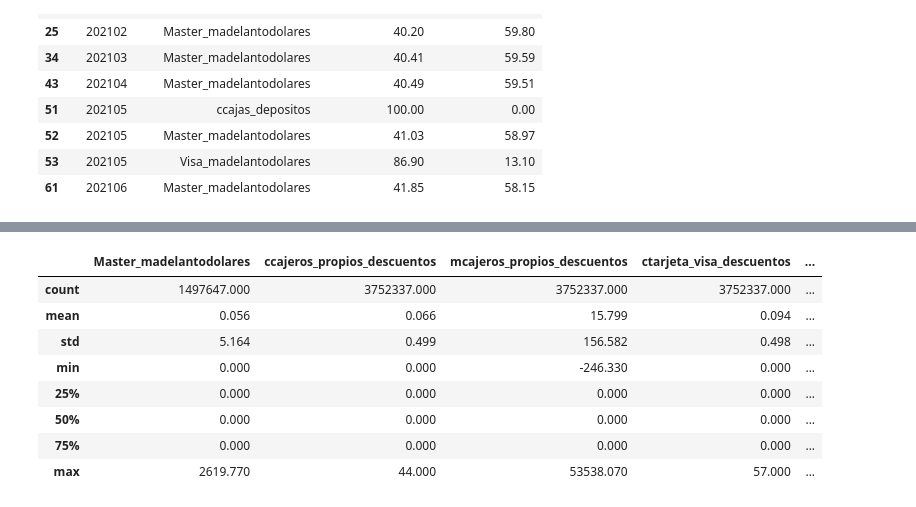
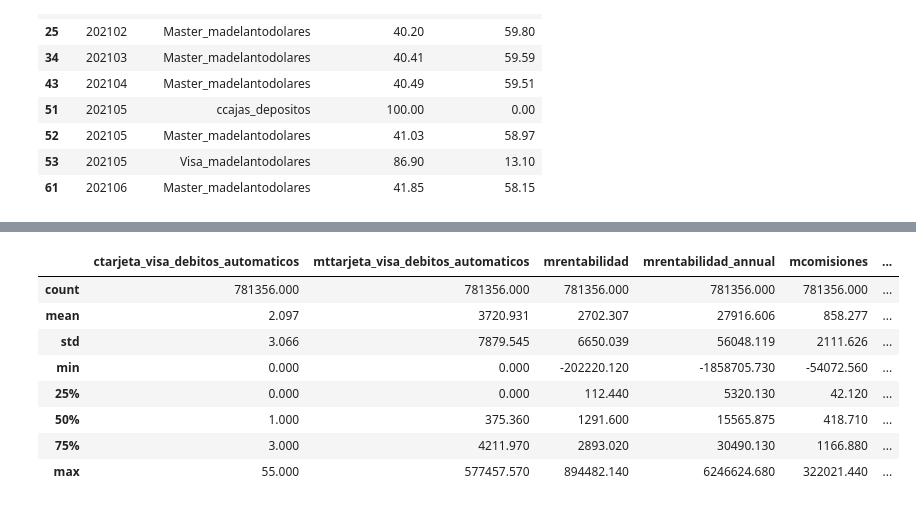
Before and after one commit to maiconfialho/dmeyf2023, a Jupyter notebook: kaggle3/experimentos_colaborativos/experimentos_colaborativos.ipynb, the cells around one changed output, grey strips where cells are left out. Cells and saved outputs as stored; diff of their text form; code cells hidden in the pictures.

```diff
--- a/kaggle3/experimentos_colaborativos/experimentos_colaborativos.ipynb
+++ b/kaggle3/experimentos_colaborativos/experimentos_colaborativos.ipynb
@@ -28,7 +28,8 @@ dataset_original =  pd.read_csv("../datos/competencia_03.csv.gz")
 #merged_df = merged_df.drop('foto_mes', axis=1)
 #merged_df
 # %%
-dataset = dataset_original[(dataset_original['foto_mes'] >= 202012) & (dataset_original['foto_mes'] <= 202106)]
+#dataset = dataset_original.copy()
+dataset = dataset_original[(dataset_original['foto_mes'] >= 201904) & (dataset_original['foto_mes'] <= 201909)]
 # %%
 dataset.set_index('foto_mes', inplace=True)
 # %%
@@ -37,8 +38,8 @@ df_roto_zero_null = df_roto_zero_null[df_roto_zero_null.columns[df_roto_zero_nul
 df_roto_zero_null.columns = ['foto_mes', 'coluna', 'porcentagem']
 df_roto_zero_null = df_roto_zero_null[df_roto_zero_null['porcentagem'] == 100].sort_values(by='foto_mes', ascending=True)
 # %%
-df_roto_zero = ((dataset == 0).groupby('foto_mes').mean() * 100).round(2)
-df_roto_zero = df_roto_zero[df_roto_zero.columns[df_roto_zero.eq(100).any()]].stack().reset_index()
+df_roto_zero_bruto = ((dataset == 0).groupby('foto_mes').mean() * 100).round(2)
+df_roto_zero = df_roto_zero_bruto[df_roto_zero_bruto.columns[df_roto_zero_bruto.eq(100).any()]].stack().reset_index()
 df_roto_zero.columns = ['foto_mes', 'coluna', 'porcentagem']
 df_roto_zero = df_roto_zero[df_roto_zero['porcentagem'] == 100].sort_values(by='foto_mes', ascending=True)
 # %%
@@ -246,2 +261,2 @@ df_merged
 # %%
-colunas_imputar = df_merged['level_1'].unique()
+colunas_imputar = df_roto_zero['coluna'].unique()
@@ -279,13 +311,13 @@ dataset_original[colunas_imputar].describe()
 # %%
 #dataset sem periodo zerado
-dataset_original[colunas_imputar][(dataset_original['foto_mes'] < 202012) | (dataset_original['foto_mes'] > 202106)].describe()
+dataset_original[colunas_imputar][(dataset_original['foto_mes'] >= 201904) & (dataset_original['foto_mes'] <= 201909)].describe()
 # %% [output]
-|  | Master_madelantodolares | ccajeros_propios_descuentos | mcajeros_propios_descuentos | ctarjeta_visa_descuentos | ... |
-| count | 1497647.000 | 3752337.000 | 3752337.000 | 3752337.000 | ... |
-| mean | 0.056 | 0.066 | 15.799 | 0.094 | ... |
-| std | 5.164 | 0.499 | 156.582 | 0.498 | ... |
-| min | 0.000 | 0.000 | -246.330 | 0.000 | ... |
-| 25% | 0.000 | 0.000 | 0.000 | 0.000 | ... |
-| 50% | 0.000 | 0.000 | 0.000 | 0.000 | ... |
-| 75% | 0.000 | 0.000 | 0.000 | 0.000 | ... |
-| max | 2619.770 | 44.000 | 53538.070 | 57.000 | ... |
+|  | ctarjeta_visa_debitos_automaticos | mttarjeta_visa_debitos_automaticos | mrentabilidad | mrentabilidad_annual | mcomisiones | ... |
+| count | 781356.000 | 781356.000 | 781356.000 | 781356.000 | 781356.000 | ... |
+| mean | 2.097 | 3720.931 | 2702.307 | 27916.606 | 858.277 | ... |
+| std | 3.066 | 7879.545 | 6650.039 | 56048.119 | 2111.626 | ... |
+| min | 0.000 | 0.000 | -202220.120 | -1858705.730 | -54072.560 | ... |
+| 25% | 0.000 | 0.000 | 112.440 | 5320.130 | 42.120 | ... |
+| 50% | 1.000 | 375.360 | 1291.600 | 15565.875 | 418.710 | ... |
+| 75% | 3.000 | 4211.970 | 2893.020 | 30490.130 | 1166.880 | ... |
+| max | 55.000 | 577457.570 | 894482.140 | 6246624.680 | 322021.440 | ... |
```
Also changed, not shown: parts of 18 cells of this notebook, 2 other files.
